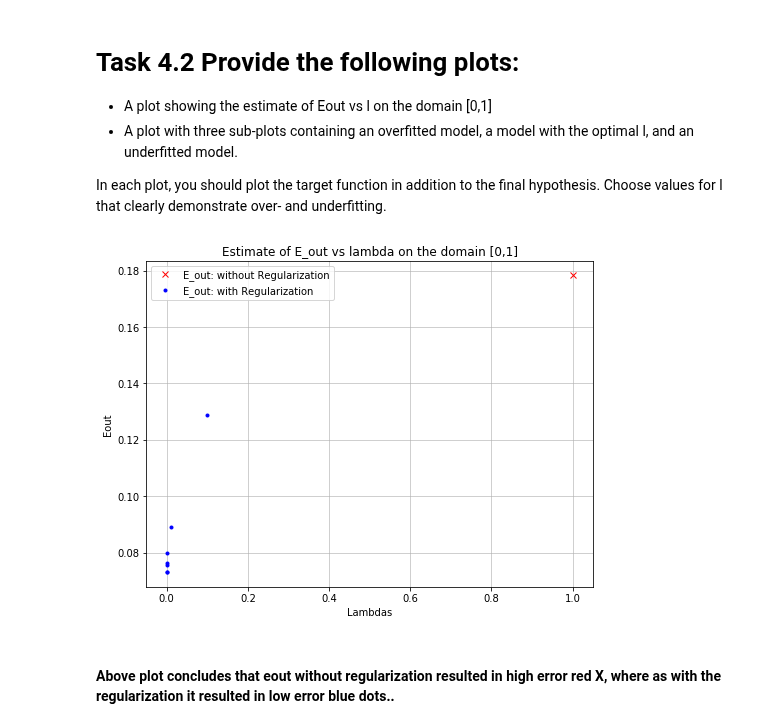
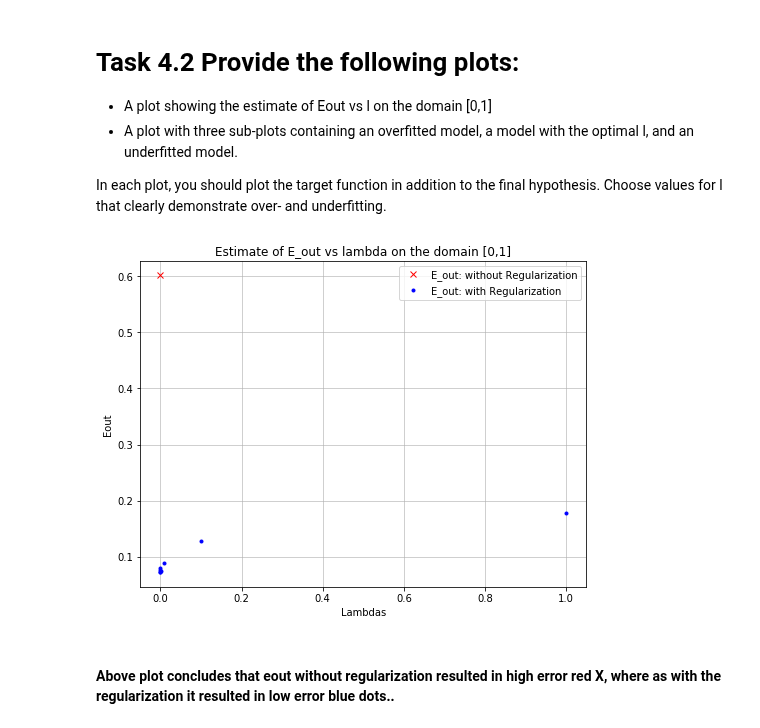
Before and after one commit to vipulpopat/MSCAI_Sem1_Etivity4, a Jupyter notebook: Etivity4_CE6002_ID18195121.ipynb, the cells around one changed output. Drawn from its saved outputs; the diff is of its cells as text; code cells hidden in the pictures.

```diff
--- a/Etivity4_CE6002_ID18195121.ipynb
+++ b/Etivity4_CE6002_ID18195121.ipynb
@@ -120,8 +120,12 @@ plt.show()
 Eout_min_index = np.argmin(eout)
 candidate_lambda = lambdas[Eout_min_index]
 
+# Calulate error with lambda 0; no regularization
+w = weights_reg(X_train, y_train, 0)
+eout_no_reg = calc_error(w, X_test, y_test)
+
 print("Lowest index of E_out is {} and candidate_lambda is {}".format(Eout_min_index, candidate_lambda));
-print("E_out with regularization is {} and without is {}".format(eout[0], eout[Eout_min_index]));
-print("Difference in E_out :", eout[0] - eout[Eout_min_index])
+print("E_out with regularization is {} and without is {}".format(eout_no_reg, eout[Eout_min_index]));
+print("Difference in E_out :", eout_no_reg - eout[Eout_min_index])
 # %% [output]
 Lowest index of E_out is 4 and candidate_lambda is 0.0001
@@ -137,20 +146,20 @@ In each plot, you should plot the target function in addition to the final hypot
 # %%
 # Plot the Regularization parameter lambda with Eout
 plt.figure(figsize=(8,6))
 
 # Plot for all 1000 values of lambdas[0,1]
-plt.plot(lambdas[0], eout[0], 'rx', label='E_out: without Regularization')
-plt.plot(lambdas[1:], eout[1:], 'b.', label='E_out: with Regularization')
+plt.plot(0, eout_no_reg, 'rx', label='E_out: without Regularization')
+plt.plot(lambdas, eout, 'b.', label='E_out: with Regularization')
 
 plt.title('Estimate of E_out vs lambda on the domain [0,1]')
 plt.xlabel('Lambdas')
 plt.ylabel('Eout')
 
 plt.legend()
 plt.grid(alpha=0.75)
 plt.show()
 # %% [output]
-[figure, old version]
+[figure, new version]
 # %% [markdown]
 #### Above plot concludes that eout without regularization resulted in high error red X, where as with the regularization it resulted in low error blue dots..
 # %%
```
Also changed, not shown: parts of 6 cells of this notebook, 1 other file.
